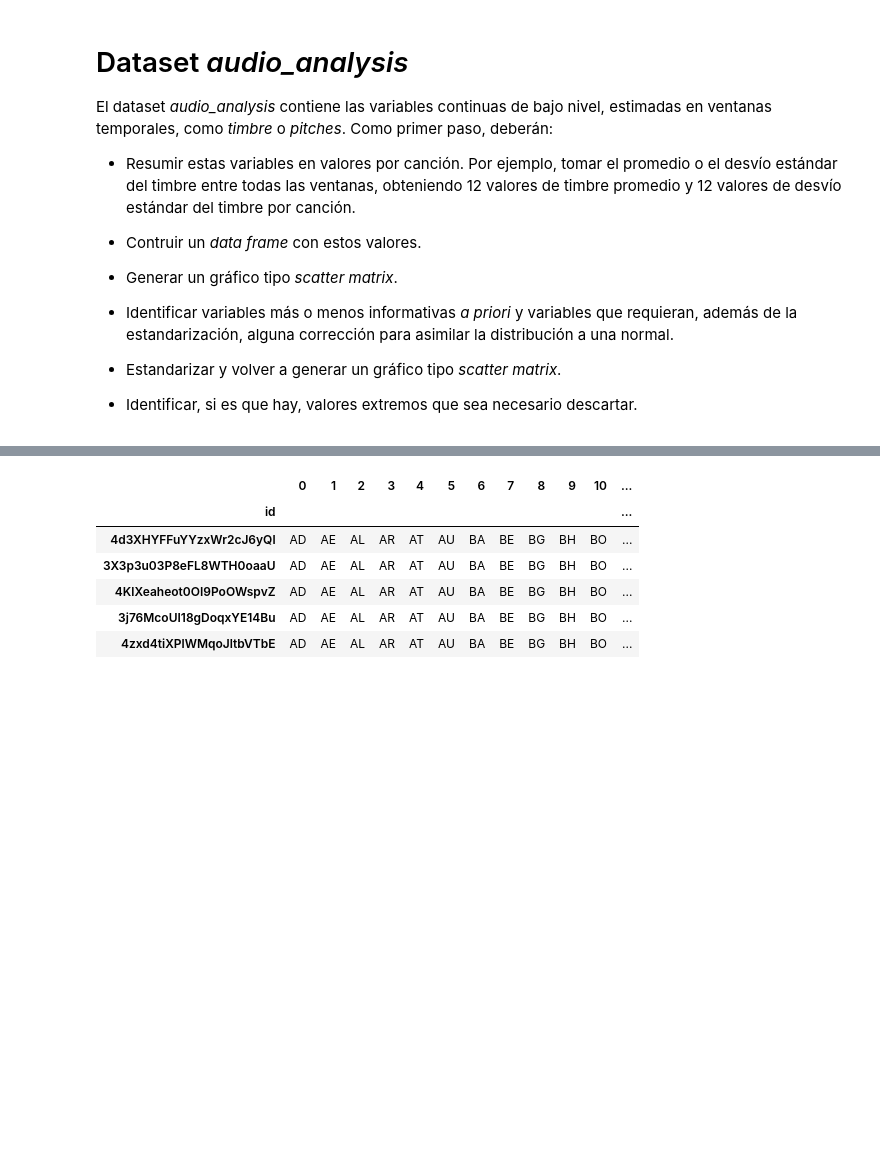
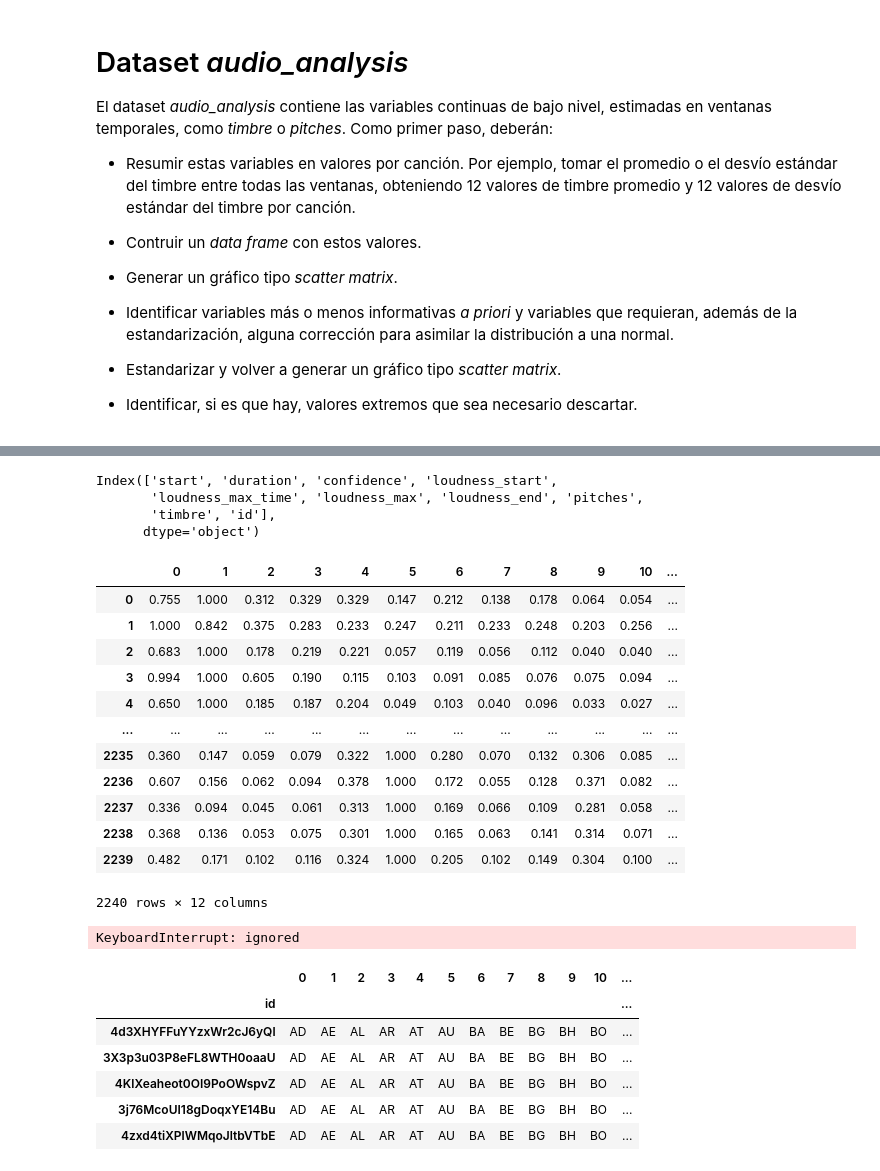
Before and after one commit to tincho-mehaudy/DMCyT, a Jupyter notebook: TP1_Consigna1.ipynb, the cells around one changed output, grey strips where cells are left out. Cells and saved outputs as stored; diff of their text form; code cells hidden in the pictures; blank space fills up the shorter version.

```diff
--- a/TP1_Consigna1.ipynb
+++ b/TP1_Consigna1.ipynb
@@ -332,9 +332,35 @@ df_aa.head()
 | 2 | 0.69542 | 0.53002 | 1.000 | -23.472 | 0.00965 | -7.144 | 0.0 | [0.037, 0.047, 0.063, 0.307, 1.0,... | ... |
 | 3 | 1.22544 | 0.44059 | 0.626 | -19.710 | 0.00809 | -10.394 | 0.0 | [0.045, 0.067, 0.048, 0.131, 0.46... | ... |
 | 4 | 1.66603 | 0.26816 | 0.082 | -21.887 | 0.11164 | -18.096 | 0.0 | [0.022, 0.045, 0.036, 0.149, 0.69... | ... |
+# %%
+df_aa.columns
+# %% [output]
+Index(['start', 'duration', 'confidence', 'loudness_start',
+       'loudness_max_time', 'loudness_max', 'loudness_end', 'pitches',
+       'timbre', 'id'],
+      dtype='object')
+# %%
+df_aa[df_aa['id']=='2qij1qbQCOkjB8gsu3Y5lH']['pitches'].apply(pd.Series)
+# %% [output]
+|  | 0 | 1 | 2 | 3 | 4 | 5 | 6 | 7 | 8 | 9 | 10 | ... |
+| 0 | 0.755 | 1.000 | 0.312 | 0.329 | 0.329 | 0.147 | 0.212 | 0.138 | 0.178 | 0.064 | 0.054 | ... |
+| 1 | 1.000 | 0.842 | 0.375 | 0.283 | 0.233 | 0.247 | 0.211 | 0.233 | 0.248 | 0.203 | 0.256 | ... |
+| 2 | 0.683 | 1.000 | 0.178 | 0.219 | 0.221 | 0.057 | 0.119 | 0.056 | 0.112 | 0.040 | 0.040 | ... |
+| 3 | 0.994 | 1.000 | 0.605 | 0.190 | 0.115 | 0.103 | 0.091 | 0.085 | 0.076 | 0.075 | 0.094 | ... |
+| 4 | 0.650 | 1.000 | 0.185 | 0.187 | 0.204 | 0.049 | 0.103 | 0.040 | 0.096 | 0.033 | 0.027 | ... |
+| ... | ... | ... | ... | ... | ... | ... | ... | ... | ... | ... | ... | ... |
+| 2235 | 0.360 | 0.147 | 0.059 | 0.079 | 0.322 | 1.000 | 0.280 | 0.070 | 0.132 | 0.306 | 0.085 | ... |
+| 2236 | 0.607 | 0.156 | 0.062 | 0.094 | 0.378 | 1.000 | 0.172 | 0.055 | 0.128 | 0.371 | 0.082 | ... |
+| 2237 | 0.336 | 0.094 | 0.045 | 0.061 | 0.313 | 1.000 | 0.169 | 0.066 | 0.109 | 0.281 | 0.058 | ... |
+| 2238 | 0.368 | 0.136 | 0.053 | 0.075 | 0.301 | 1.000 | 0.165 | 0.063 | 0.141 | 0.314 | 0.071 | ... |
+| 2239 | 0.482 | 0.171 | 0.102 | 0.116 | 0.324 | 1.000 | 0.205 | 0.102 | 0.149 | 0.304 | 0.100 | ... |
+2240 rows × 12 columns
 # %%
 df_pitches=df_aa['pitches'].apply(pd.Series)
-df_pitches.head()
+#df_pitches.head()
+#df_aa['pitches']
+# %% [output]
+KeyboardInterrupt: ignored
 # %%
 df_aa['timbre'].apply(pd.Series)
 # %%
```
